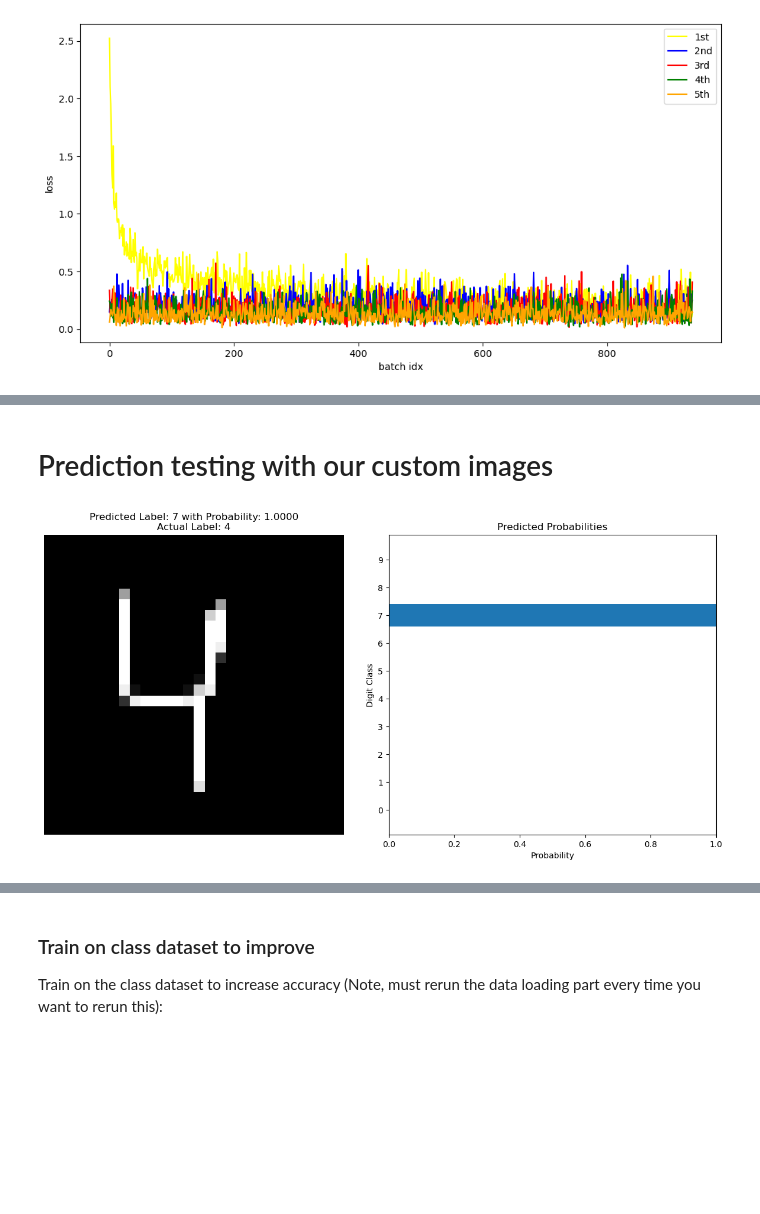
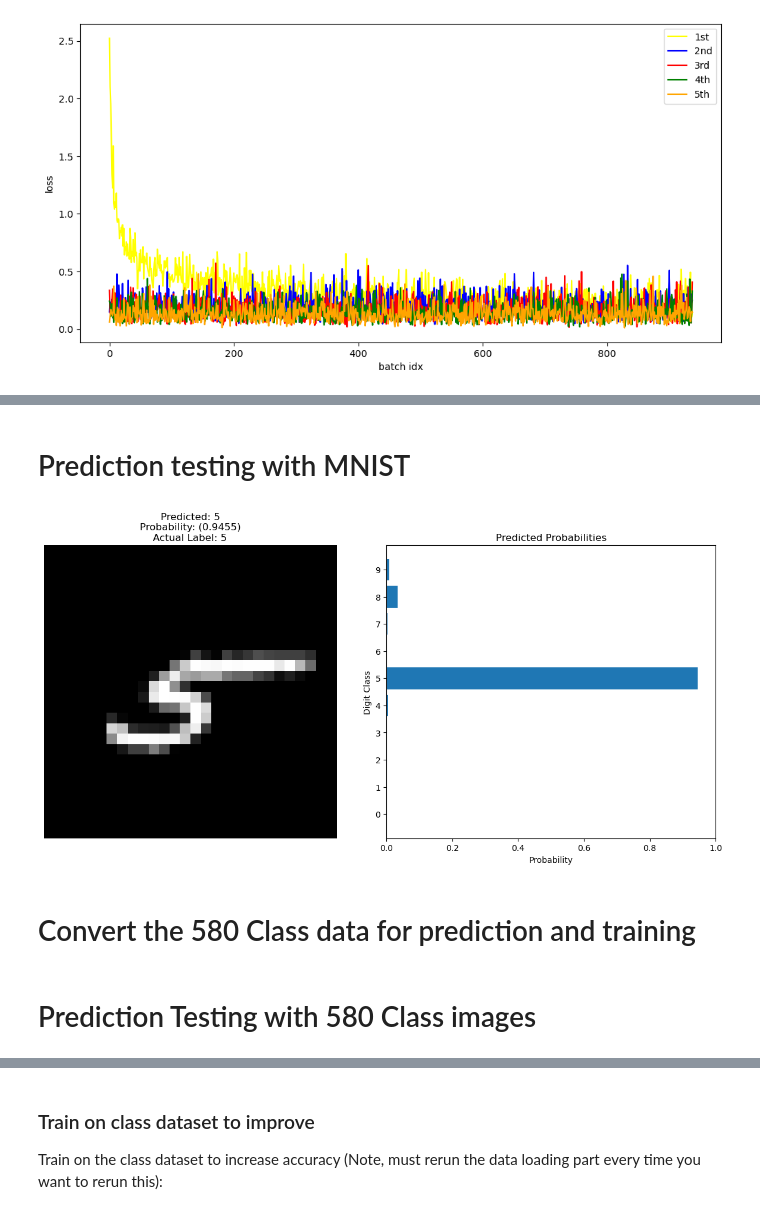
Before and after one commit to akleinecke/580_FinalProject_Fall24, a Jupyter notebook: Group 5 Final Project.ipynb, the cells around one changed output, grey strips where cells are left out. Saved outputs shown, nothing was run; the diff lists cells and outputs as text; code cells hidden in the pictures; blank space fills up the shorter version.

```diff
--- a/Group 5 Final Project.ipynb
+++ b/Group 5 Final Project.ipynb
@@ -502,36 +453,11 @@ Group 3, shame on you!
 # %% [markdown]
-# Prediction testing with our custom images
+# Prediction testing with MNIST
 # %%
-import torch
-from torch.utils.data import DataLoader, TensorDataset
-import numpy as np
-from matplotlib.widgets import Button
 %matplotlib inline
 import helper
 
-# Using the numpy arrays fromn the previous block,
-# Convert the images and labels into tensors
-if isinstance(images, torch.Tensor):
-    images_tensor = images.clone().detach().float()
-else:
-    images_tensor = torch.tensor(images, dtype=torch.float32)
-
-if isinstance(labels, torch.Tensor):
-    labels_tensor = labels.clone().detach().long()
-else:
-    labels_tensor = torch.tensor(labels, dtype=torch.long)
-
-
-# Create a dataset
-dataset = TensorDataset(images_tensor, labels_tensor)
-
-# Create the dataloader
-testLoader = DataLoader(dataset, batch_size=64, shuffle=True)
-
-model.eval()
-
 # we are just using an image from trainloader, in the future we'll use frorm testloader
-images, labels = next(iter(testLoader))
+images, labels = next(iter(trainloader))
 
 img = images[33].view(1, 784)
 # Turn off gradients to speed up this part
@@ -540,35 +466,39 @@ with torch.no_grad():
     # here is for detection, so just do the following to compute the forward prediction.
     logps = model(img)
 
 # Output of the network are log-probabilities, need to take exponential for probabilities
 ps = torch.exp(logps)
 
 # Turn the tensor into a numpy array for visualization
 img = img.view(28, 28).numpy()
 
+
 # Get the predicted class
 prob, class_idx = ps.topk(1, dim=1)
 label = class_idx.item()
 
-# Plot the image and the probabilities
-fig, (ax1, ax2) = plt.subplots(1, 2, figsize=(12,6))
+# Plot the image and probabilities
+fig, (ax1, ax2) = plt.subplots(1, 2, figsize=(12, 6))
 
 # Plot image
 ax1.imshow(img, cmap='gray')
-ax1.set_title(f"Predicted Label: {label} with Probability: {prob.item():.4f}\nActual Label: {labels[33].item()}")
-
+ax1.set_title(f"Predicted: {label}\nProbability: ({prob.item():.4f})\nActual Label: {labels[33].item()}")  # Display predicted and actual label
 ax1.axis('off')
 
 # Plot probabilities
 ax2.barh(np.arange(10), ps.squeeze().numpy())
 ax2.set_yticks(np.arange(10))
 ax2.set_yticklabels(np.arange(10))  # Set y-tick labels to digits 0-9
 ax2.set_xlim(0, 1)
 ax2.set_xlabel('Probability')
 ax2.set_ylabel('Digit Class')
 ax2.set_title('Predicted Probabilities')
 
 plt.tight_layout()
 plt.show()
 # %% [output]
-[figure, old version]
+[figure, new version]
+# %% [markdown]
+# Convert the 580 Class data for prediction and training
+# %% [markdown]
+# Prediction Testing with 580 Class images
```
Also changed, not shown: parts of 7 cells of this notebook.
